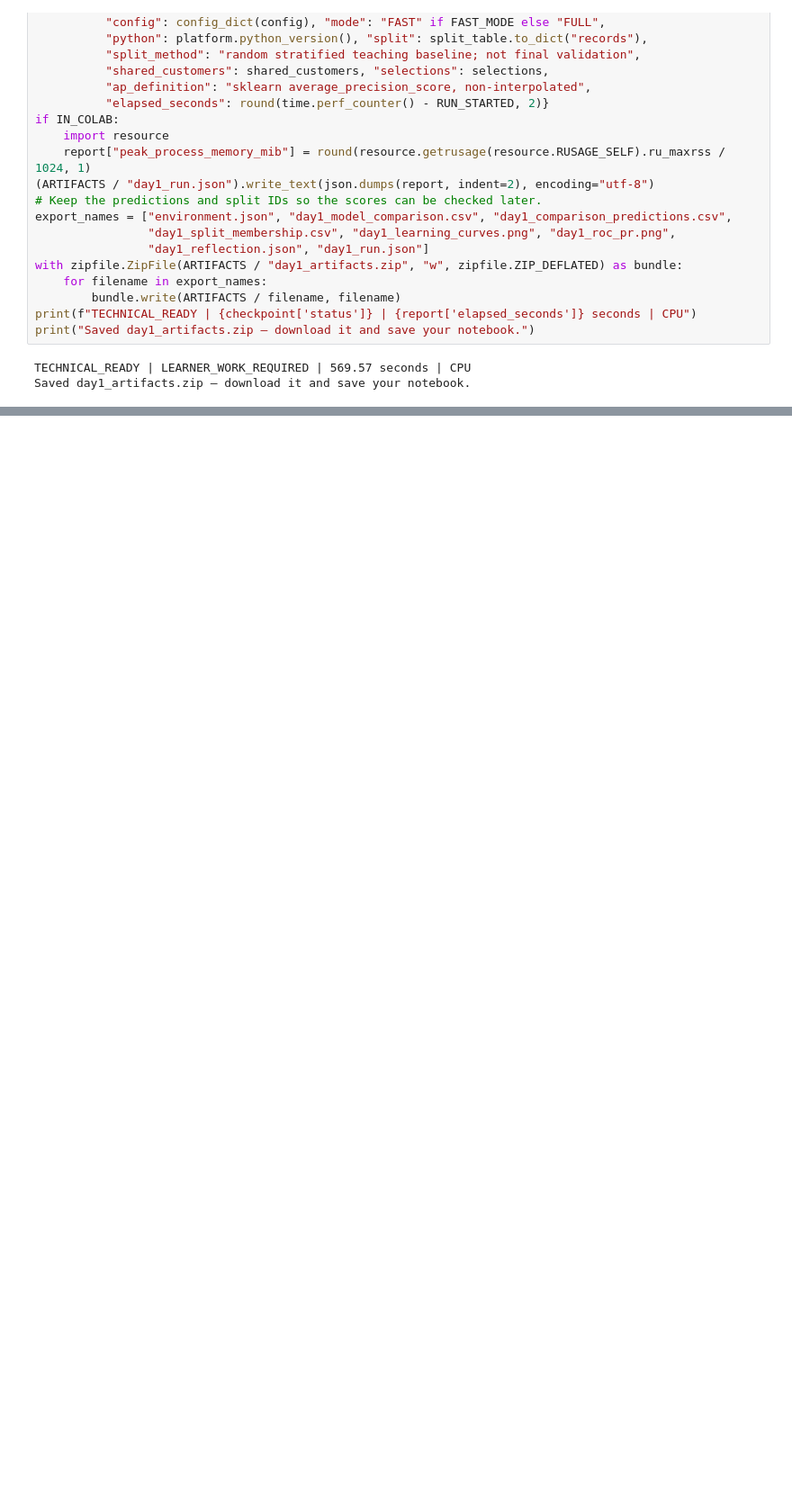
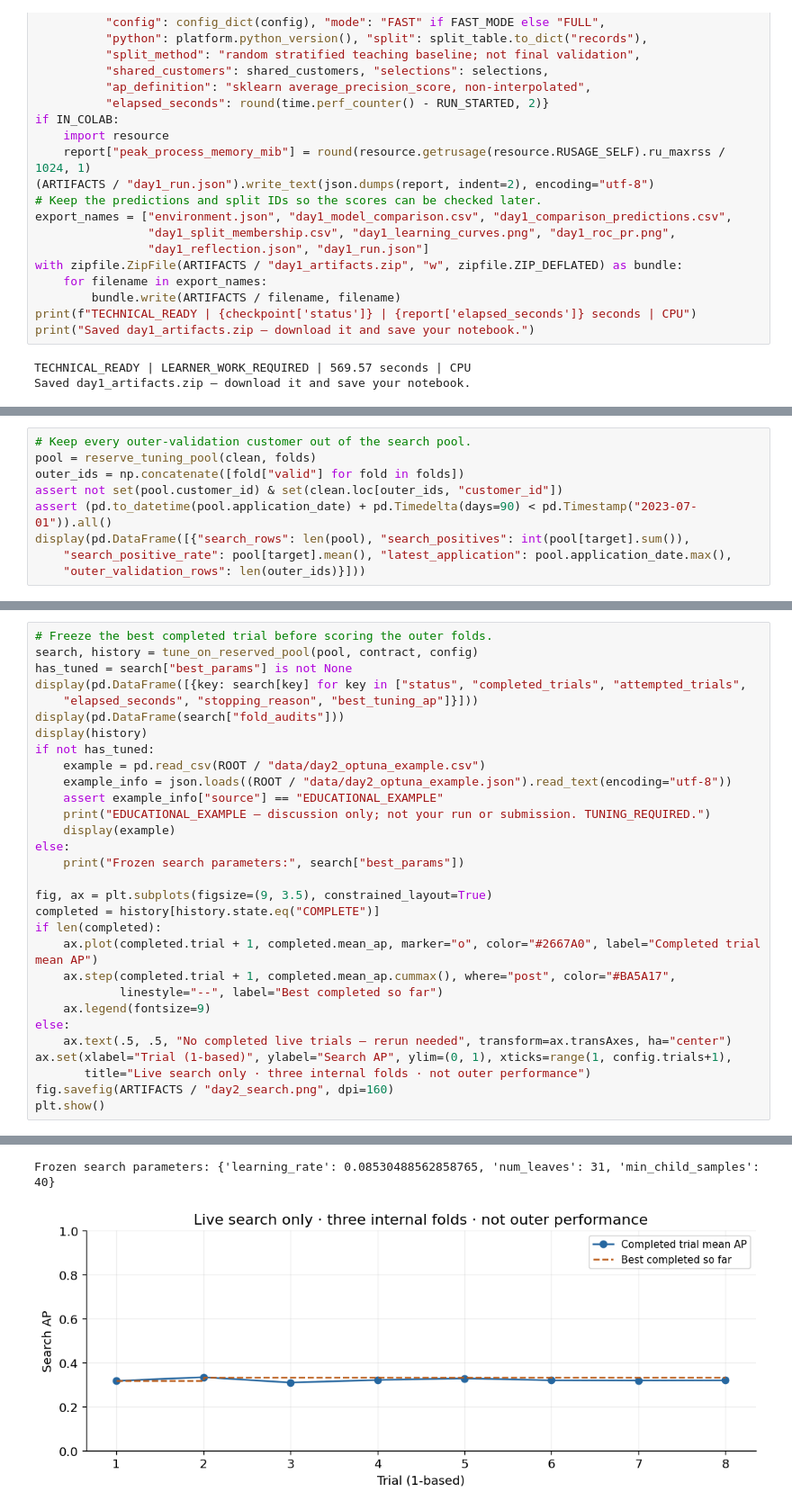
Before and after one commit to na2faldosari/NAIF-ALDOSARI-SDA-TAMWEEL, a Jupyter notebook: notebooks/NAIF_ALDOSARI_SDA_TAMWEEL_DAY_02.ipynb, the cells around one changed output, grey strips where cells are left out. Shown at 90% size. Cells and saved outputs as stored; diff of their text form; blank space fills up the shorter version.

```diff
--- a/notebooks/NAIF_ALDOSARI_SDA_TAMWEEL_DAY_01.ipynb
+++ b/notebooks/NAIF_ALDOSARI_SDA_TAMWEEL_DAY_02.ipynb
@@ -395,0 +552,9 @@ Saved day1_artifacts.zip — download it and save your notebook.
+# %%
+# Keep every outer-validation customer out of the search pool.
+pool = reserve_tuning_pool(clean, folds)
+outer_ids = np.concatenate([fold["valid"] for fold in folds])
+assert not set(pool.customer_id) & set(clean.loc[outer_ids, "customer_id"])
+assert (pd.to_datetime(pool.application_date) + pd.Timedelta(days=90) < pd.Timestamp("2023-07-01")).all()
+display(pd.DataFrame([{"search_rows": len(pool), "search_positives": int(pool[target].sum()),
+    "search_positive_rate": pool[target].mean(), "latest_application": pool.application_date.max(),
+    "outer_validation_rows": len(outer_ids)}]))
@@ -395,0 +568,31 @@ Saved day1_artifacts.zip — download it and save your notebook.
+# %%
+# Freeze the best completed trial before scoring the outer folds.
+search, history = tune_on_reserved_pool(pool, contract, config)
+has_tuned = search["best_params"] is not None
+display(pd.DataFrame([{key: search[key] for key in ["status", "completed_trials", "attempted_trials",
+    "elapsed_seconds", "stopping_reason", "best_tuning_ap"]}]))
+display(pd.DataFrame(search["fold_audits"]))
+display(history)
+if not has_tuned:
+    example = pd.read_csv(ROOT / "data/day2_optuna_example.csv")
+    example_info = json.loads((ROOT / "data/day2_optuna_example.json").read_text(encoding="utf-8"))
+    assert example_info["source"] == "EDUCATIONAL_EXAMPLE"
+    print("EDUCATIONAL_EXAMPLE — discussion only; not your run or submission. TUNING_REQUIRED.")
+    display(example)
+else:
+    print("Frozen search parameters:", search["best_params"])
+
+fig, ax = plt.subplots(figsize=(9, 3.5), constrained_layout=True)
+completed = history[history.state.eq("COMPLETE")]
+if len(completed):
+    ax.plot(completed.trial + 1, completed.mean_ap, marker="o", color="#2667A0", label="Completed trial mean AP")
+    ax.step(completed.trial + 1, completed.mean_ap.cummax(), where="post", color="#BA5A17",
+            linestyle="--", label="Best completed so far")
+    ax.legend(fontsize=9)
+else:
+    ax.text(.5, .5, "No completed live trials — rerun needed", transform=ax.transAxes, ha="center")
+ax.set(xlabel="Trial (1-based)", ylabel="Search AP", ylim=(0, 1), xticks=range(1, config.trials+1),
+       title="Live search only · three internal folds · not outer performance")
+fig.savefig(ARTIFACTS / "day2_search.png", dpi=160)
+plt.show()
+# %% [output]
@@ -395,0 +614,2 @@ Saved day1_artifacts.zip — download it and save your notebook.
+Frozen search parameters: {'learning_rate': 0.08530488562858765, 'num_leaves': 31, 'min_child_samples': 40}
+[figure, added]
```
Also changed, not shown: parts of 20 cells of this notebook.
